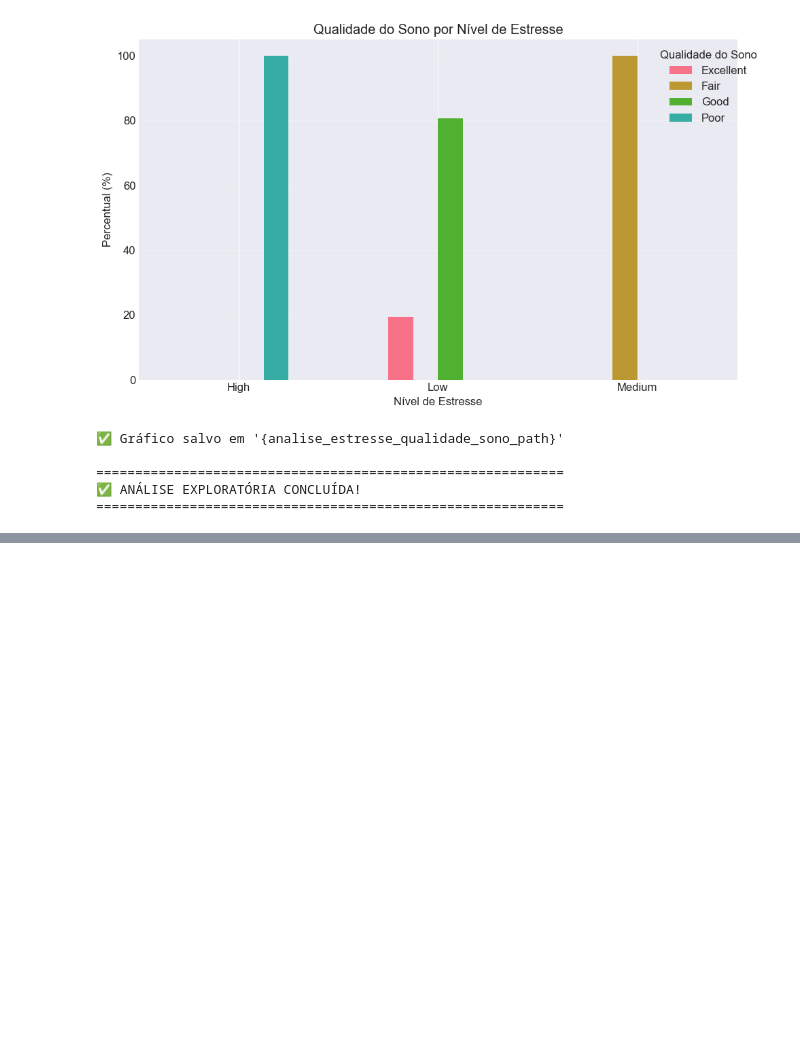
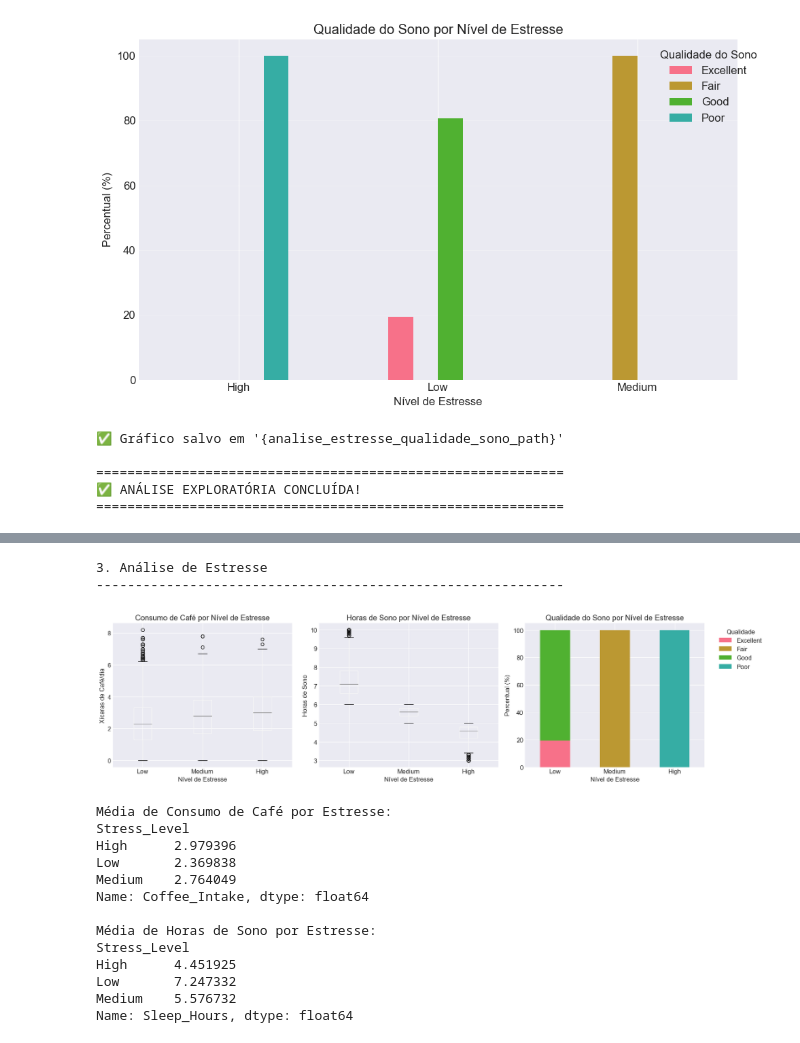
Before and after one commit to abraaopinto/coffee-sleep-analysis, a Jupyter notebook: analise_cafe_sono.ipynb, the cells around one changed output, grey strips where cells are left out. Drawn from its saved outputs; the diff is of its cells as text; code cells hidden in the pictures; blank space fills up the shorter version.

```diff
--- a/analise_cafe_sono.ipynb
+++ b/analise_cafe_sono.ipynb
@@ -403,0 +536,63 @@ ANÁLISES ESPECÍFICAS
+# %%
+# 3. ANÁLISE DE ESTRESSE E CONSUMO DE CAFÉ
+# -----------------------------------------
+print("\n\n3. Análise de Estresse")
+print("-" * 60)
+
+fig, axes = plt.subplots(1, 3, figsize=(18, 5))
+
+# Consumo de café por nível de estresse
+stress_order = ['Low', 'Medium', 'High']
+df_sorted = df.copy()
+df_sorted['Stress_Level'] = pd.Categorical(df_sorted['Stress_Level'],
+                                            categories=stress_order,
+                                            ordered=True)
+df_sorted = df_sorted.sort_values('Stress_Level')
+
+df_sorted.boxplot(column='Coffee_Intake', by='Stress_Level', ax=axes[0])
+axes[0].set_title('Consumo de Café por Nível de Estresse')
+axes[0].set_xlabel('Nível de Estresse')
+axes[0].set_ylabel('Xícaras de Café/dia')
+
+# Horas de sono por nível de estresse
+df_sorted.boxplot(column='Sleep_Hours', by='Stress_Level', ax=axes[1])
+axes[1].set_title('Horas de Sono por Nível de Estresse')
+axes[1].set_xlabel('Nível de Estresse')
+axes[1].set_ylabel('Horas de Sono')
+
+# Qualidade do sono por estresse
+cross_tab = pd.crosstab(df['Stress_Level'], df['Sleep_Quality'], normalize='index') * 100
+cross_tab.loc[stress_order].plot(kind='bar', stacked=True, ax=axes[2])
+axes[2].set_title('Qualidade do Sono por Nível de Estresse')
+axes[2].set_xlabel('Nível de Estresse')
+axes[2].set_ylabel('Percentual (%)')
+axes[2].legend(title='Qualidade', bbox_to_anchor=(1.05, 1))
+axes[2].set_xticklabels(axes[2].get_xticklabels(), rotation=0)
+
+plt.suptitle('')
+plt.tight_layout()
+analise_estresse_path = os.path.join(FIGURES_PATH, f"analise_estresse_{timestamp}.png")
+plt.savefig(analise_estresse_path, dpi=300, bbox_inches='tight')
+plt.show()
+
+print("\nMédia de Consumo de Café por Estresse:")
+print(df.groupby('Stress_Level')['Coffee_Intake'].mean().sort_index())
+print("\nMédia de Horas de Sono por Estresse:")
+print(df.groupby('Stress_Level')['Sleep_Hours'].mean().sort_index())
+# %% [output]
+3. Análise de Estresse
+------------------------------------------------------------
+[figure, added]
+Média de Consumo de Café por Estresse:
+Stress_Level
+High      2.979396
+Low       2.369838
+Medium    2.764049
+Name: Coffee_Intake, dtype: float64
+
+Média de Horas de Sono por Estresse:
+Stress_Level
+High      4.451925
+Low       7.247332
+Medium    5.576732
+Name: Sleep_Hours, dtype: float64
```
Also changed, not shown: parts of 28 cells of this notebook.
